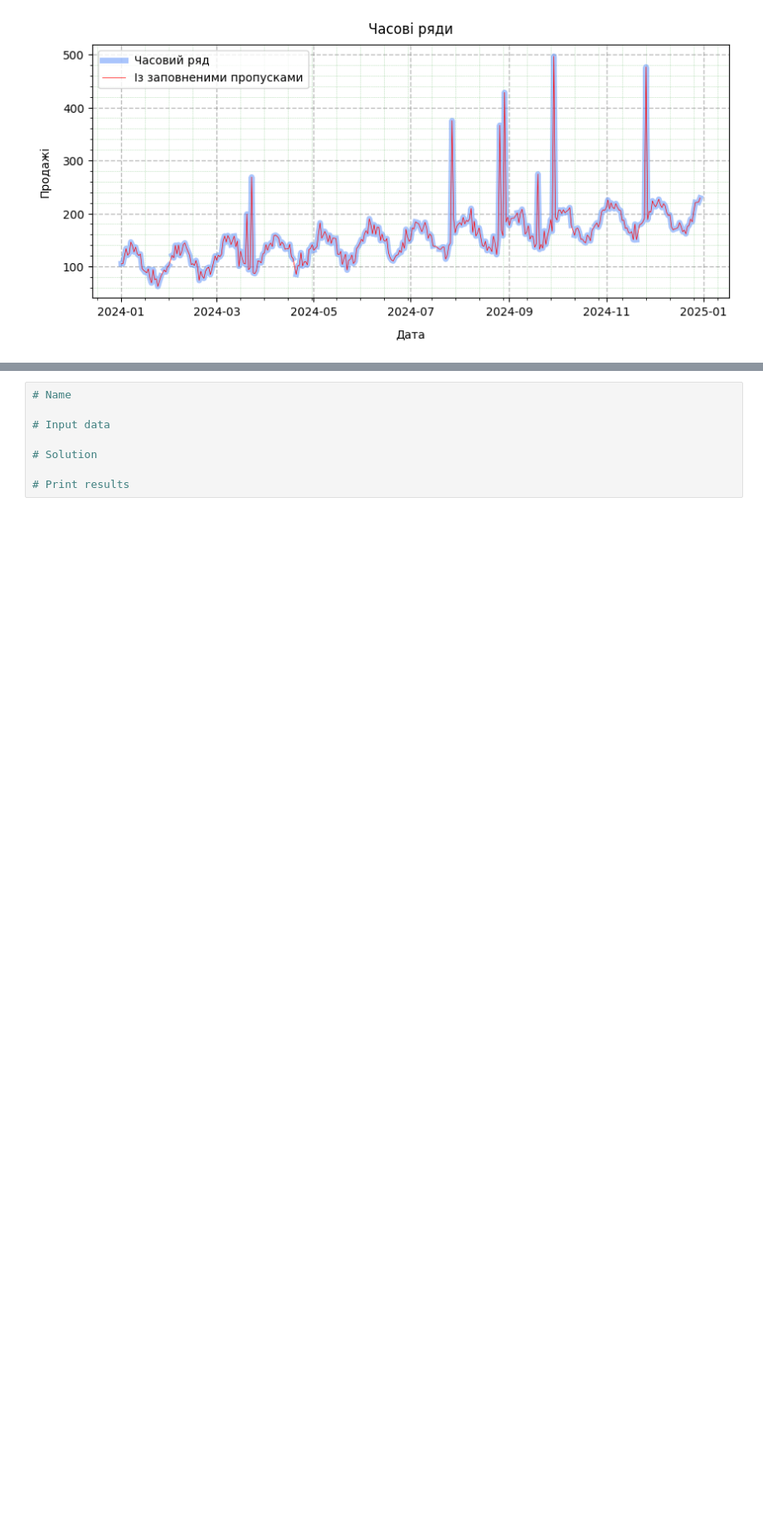
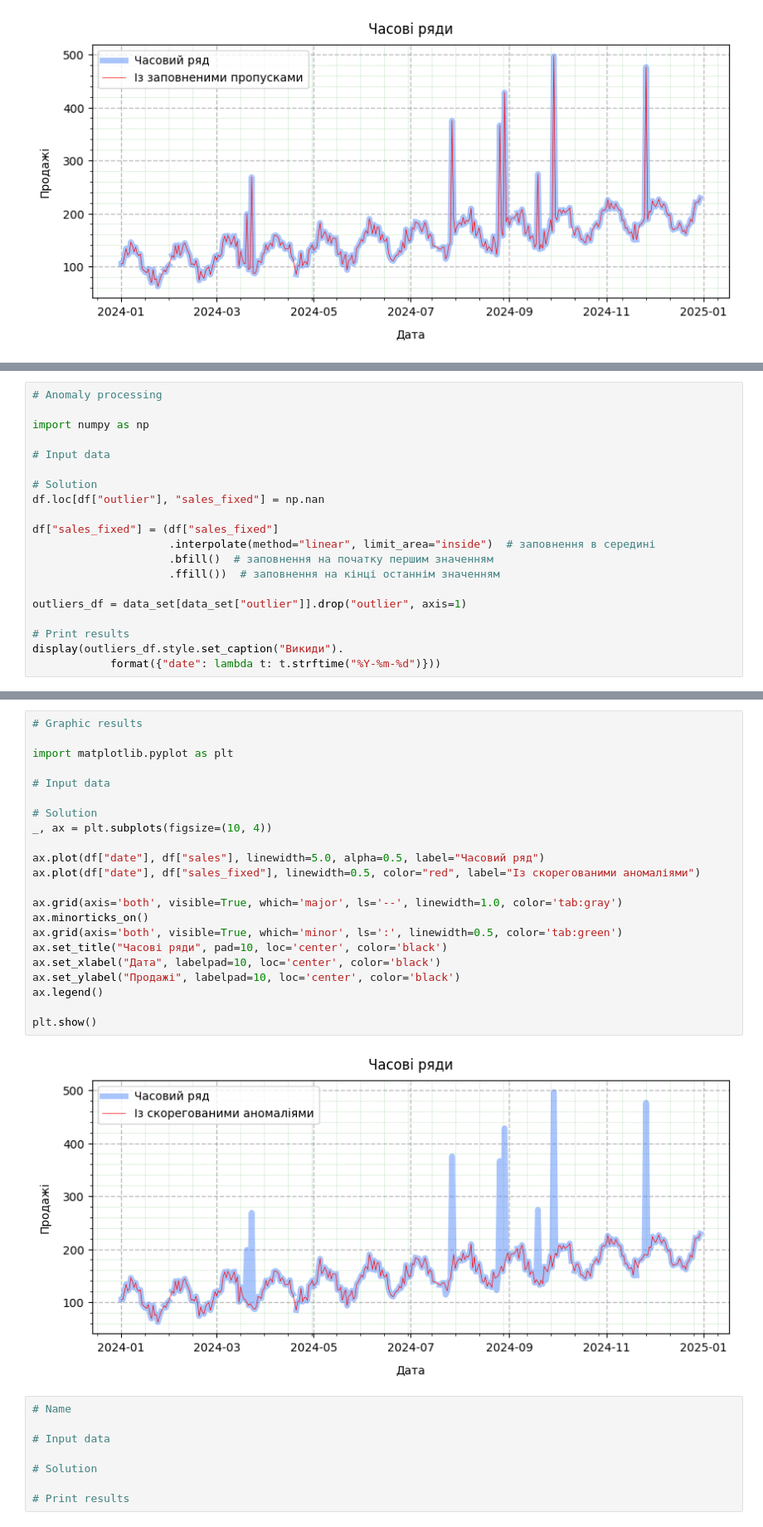
Before and after one commit to BogdanPinchuk/DataScience-PBY_HW15, a Jupyter notebook: Bohdan_Pinchuk_DS_HW15.ipynb, the cells around one changed output, grey strips where cells are left out. Shown at 83% size. Drawn from its saved outputs; the diff is of its cells as text; blank space fills up the shorter version.

```diff
--- a/Bohdan_Pinchuk_DS_HW15.ipynb
+++ b/Bohdan_Pinchuk_DS_HW15.ipynb
@@ -687,0 +698,20 @@ plt.show()
+# %%
+# Anomaly processing
+
+import numpy as np
+
+# Input data
+
+# Solution
+df.loc[df["outlier"], "sales_fixed"] = np.nan
+
+df["sales_fixed"] = (df["sales_fixed"]
+                     .interpolate(method="linear", limit_area="inside")  # заповнення в середині
+                     .bfill()  # заповнення на початку першим значенням
+                     .ffill())  # заповнення на кінці останнім значенням
+
+outliers_df = data_set[data_set["outlier"]].drop("outlier", axis=1)
+
+# Print results
+display(outliers_df.style.set_caption("Викиди").
+            format({"date": lambda t: t.strftime("%Y-%m-%d")}))
@@ -688,3 +733,27 @@ plt.show()
+# %%
+# Graphic results
+
+import matplotlib.pyplot as plt
+
+# Input data
+
+# Solution
+_, ax = plt.subplots(figsize=(10, 4))
+
+ax.plot(df["date"], df["sales"], linewidth=5.0, alpha=0.5, label="Часовий ряд")
+ax.plot(df["date"], df["sales_fixed"], linewidth=0.5, color="red", label="Із скорегованими аномаліями")
+
+ax.grid(axis='both', visible=True, which='major', ls='--', linewidth=1.0, color='tab:gray')
+ax.minorticks_on()
+ax.grid(axis='both', visible=True, which='minor', ls=':', linewidth=0.5, color='tab:green')
+ax.set_title("Часові ряди", pad=10, loc='center', color='black')
+ax.set_xlabel("Дата", labelpad=10, loc='center', color='black')
+ax.set_ylabel("Продажі", labelpad=10, loc='center', color='black')
+ax.legend()
+
+plt.show()
+# %% [output]
+[figure, added]
 # %%
 # Name
 
```
Also changed, not shown: parts of 2 cells of this notebook.
